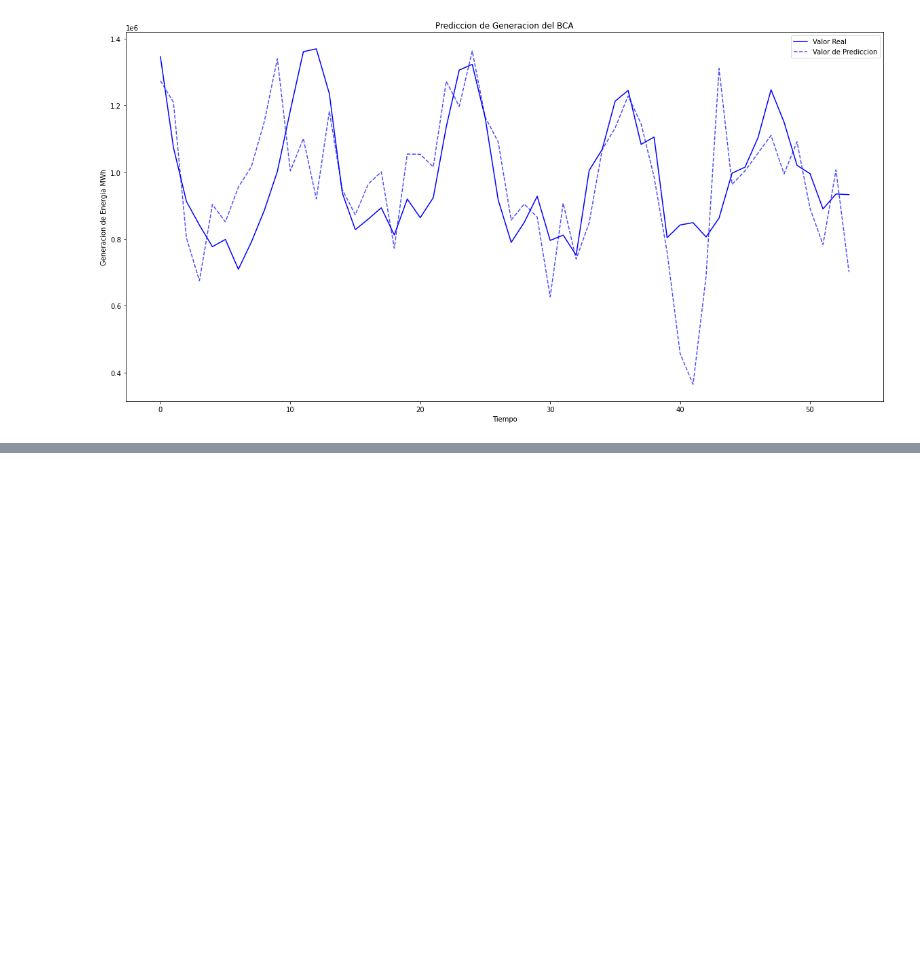
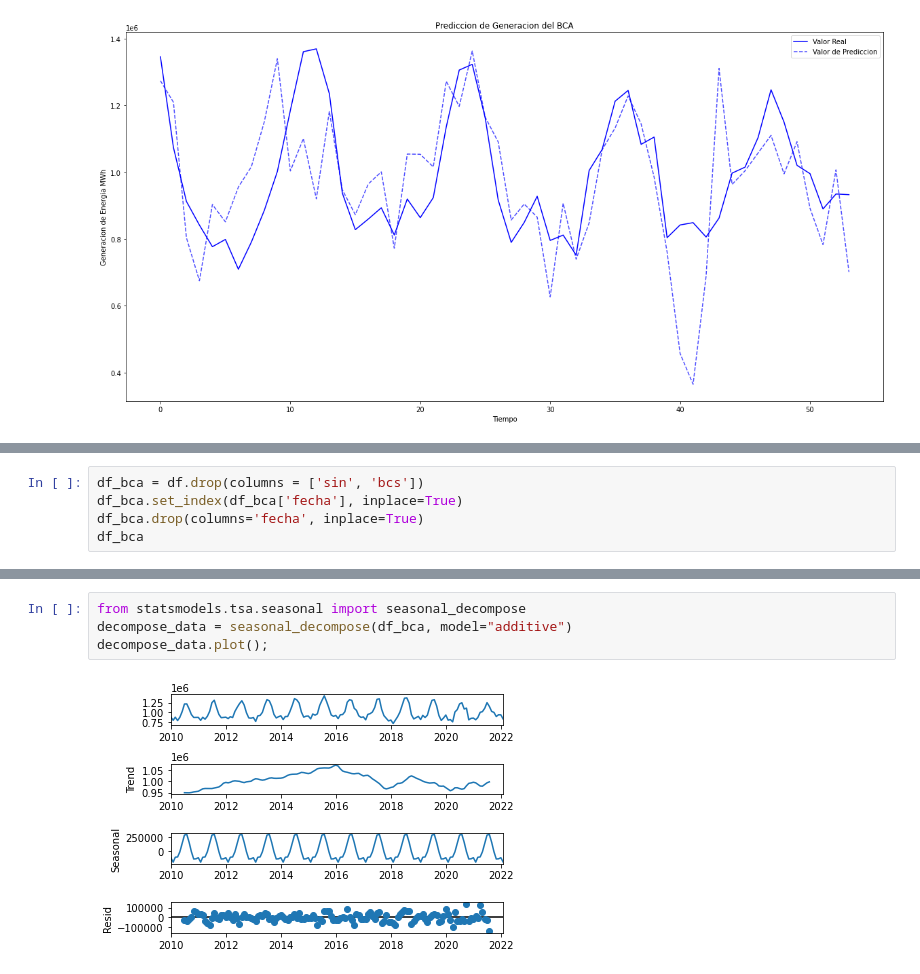
Before and after one commit to rosalesmm/ProyectoBEDU, a Jupyter notebook: Proyecto_BEDU_3.ipynb, the cells around one changed output, grey strips where cells are left out. Drawn from its saved outputs; the diff is of its cells as text; blank space fills up the shorter version.

```diff
--- a/Proyecto_BEDU_3.ipynb
+++ b/Proyecto_BEDU_3.ipynb
@@ -218,0 +229,5 @@ plt.show()
+# %%
+df_bca = df.drop(columns = ['sin', 'bcs'])
+df_bca.set_index(df_bca['fecha'], inplace=True)
+df_bca.drop(columns='fecha', inplace=True)
+df_bca
@@ -218,0 +249,6 @@ plt.show()
+# %%
+from statsmodels.tsa.seasonal import seasonal_decompose
+decompose_data = seasonal_decompose(df_bca, model="additive")
+decompose_data.plot();
+# %% [output]
+[figure, added]
```
Also changed, not shown: parts of 11 cells of this notebook.
